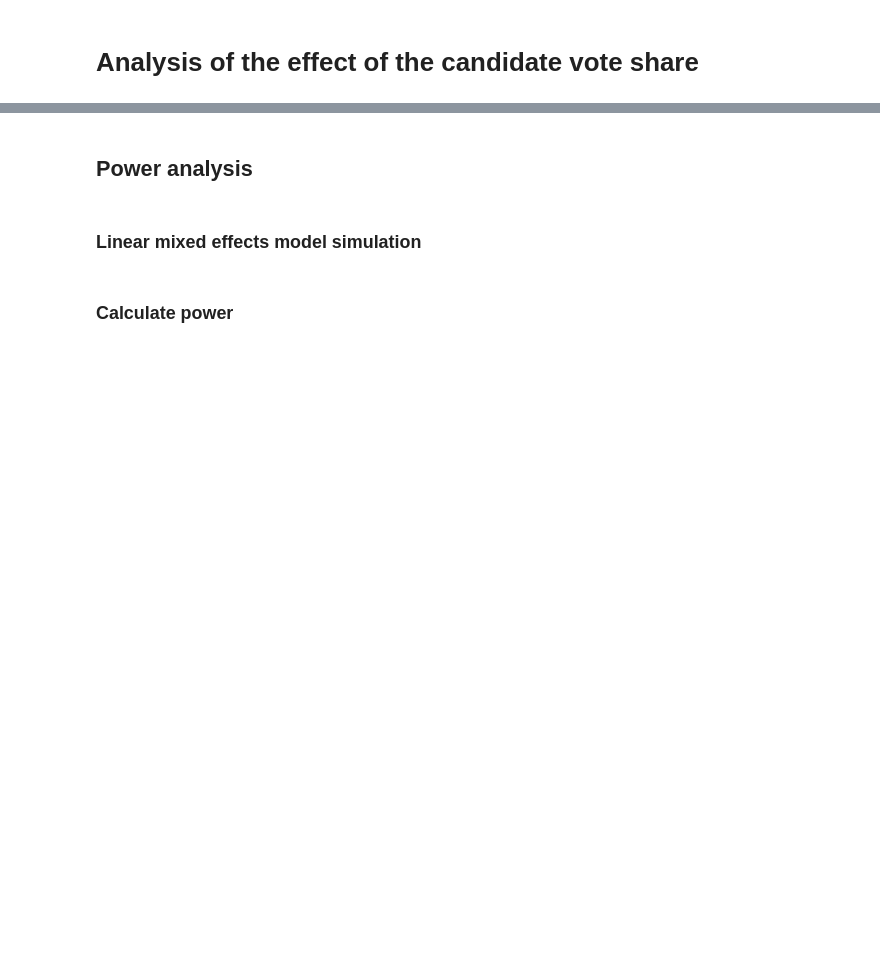
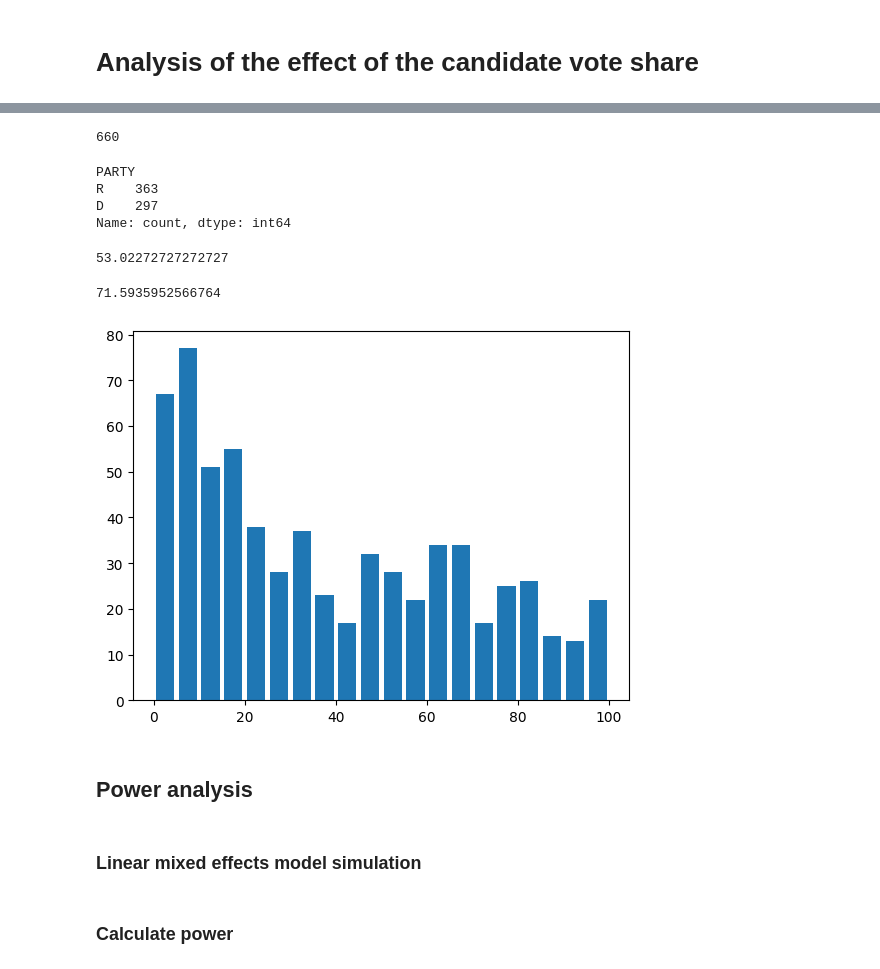
Before and after one commit to JanaLasser/honesty-midterms, a Jupyter notebook: code/analyse_vote_percent.ipynb, the cells around one changed output, grey strips where cells are left out. Saved outputs shown, nothing was run; the diff lists cells and outputs as text; code cells hidden in the pictures; blank space fills up the shorter version.

```diff
--- a/code/analyse_vote_percent.ipynb
+++ b/code/analyse_vote_percent.ipynb
@@ -213,0 +21,16 @@ ax.hist(knowwho_profiles[knowwho_profiles["N_tweets_leadup"] > 0]["VOTE_SHARE"],
+# %%
+fname = "study_data.csv.gzip"
+tweets = pd.read_csv(
+    Path(src, fname),
+    dtype={"id":str, "author_id":str},
+    parse_dates=["created_at", "ELECTIONDATE"],
+    compression="gzip"
+)
+# %%
+candidates = tweets[["handle", "PARTY", "ELECTIONDATE", "VOTE_SHARE", "id"]]\
+    .groupby(["handle", "PARTY", "ELECTIONDATE", "VOTE_SHARE"])\
+    .count()\
+    .rename(columns={"id":"N_tweets"})\
+    .reset_index()
+candidates = candidates.set_index(["handle", "ELECTIONDATE"])
+candidates.head(3)
@@ -213,0 +43,24 @@ ax.hist(knowwho_profiles[knowwho_profiles["N_tweets_leadup"] > 0]["VOTE_SHARE"],
+# %%
+# remove all candidates that don't have a vote share
+candidates = candidates.dropna(subset=["VOTE_SHARE"])
+
+# remove all candidates that got a vote share of 100%
+candidates = candidates[candidates["VOTE_SHARE"] != 100]
+# %%
+# calculate the number of tweets before the election
+candidates["N_tweets_before"] = 0
+# note: it is necessary to have a double-index, since there is one candidate
+# (farrforus) who ran in two elections
+i = 0
+for handle, electiondate in candidates.index:
+    if i%100 == 0:
+        print(f"{i}/{len(candidates)}")
+    # select only tweets of the candidate from the four weeks leading up to the
+    # election date
+    candidate_tweets = tweets[tweets["handle"] == handle]
+    candidate_tweets = candidate_tweets[
+        (candidate_tweets["created_at"].dt.date <= electiondate.date()) & \
+        (candidate_tweets["created_at"].dt.date >= electiondate.date() - pd.Timedelta(days=28))
+    ]
+    candidates.loc[(handle, electiondate), "N_tweets_before"] = len(candidate_tweets)
+    i += 1
@@ -214,3 +75,27 @@ ax.hist(knowwho_profiles[knowwho_profiles["N_tweets_leadup"] > 0]["VOTE_SHARE"],
+# %%
+len(candidates[candidates["N_tweets_before"] > 0])
+# %% [output]
+660
+# %%
+candidates[candidates["N_tweets_before"] > 0]["PARTY"].value_counts()
+# %% [output]
+PARTY
+R    363
+D    297
+Name: count, dtype: int64
+# %%
+candidates[candidates["N_tweets_before"] > 0]["N_tweets_before"].mean()
+# %% [output]
+53.02272727272727
+# %%
+candidates[candidates["N_tweets_before"] > 0]["N_tweets_before"].std()
+# %% [output]
+71.5935952566764
+# %%
+fig, ax = plt.subplots()
+ax.hist(candidates[candidates["N_tweets_before"] > 0]["VOTE_SHARE"], bins=range(0, 101, 5), rwidth=0.8);
+# %% [output]
+[figure, added]
 # %% [markdown]
 ## Power analysis
 # %% [markdown]
```
Also changed, not shown: parts of 40 cells of this notebook, 3 other files.
